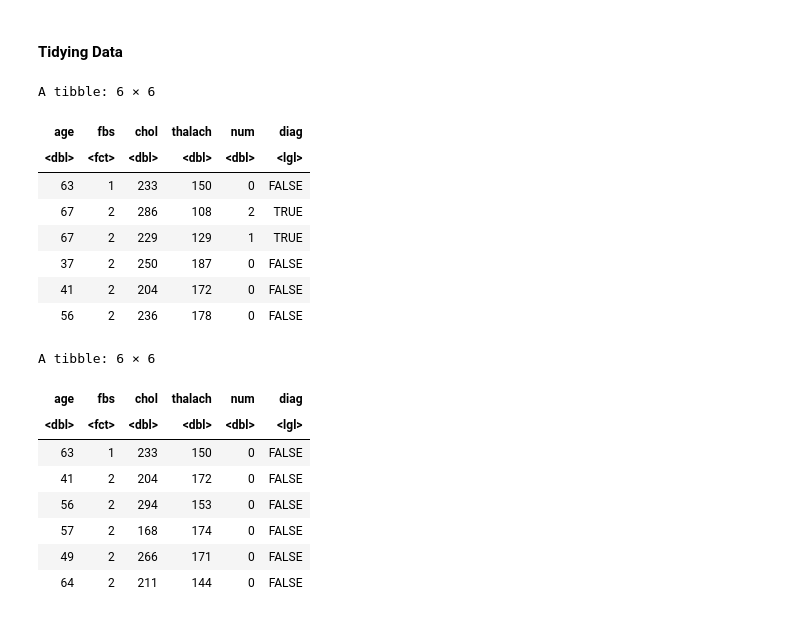
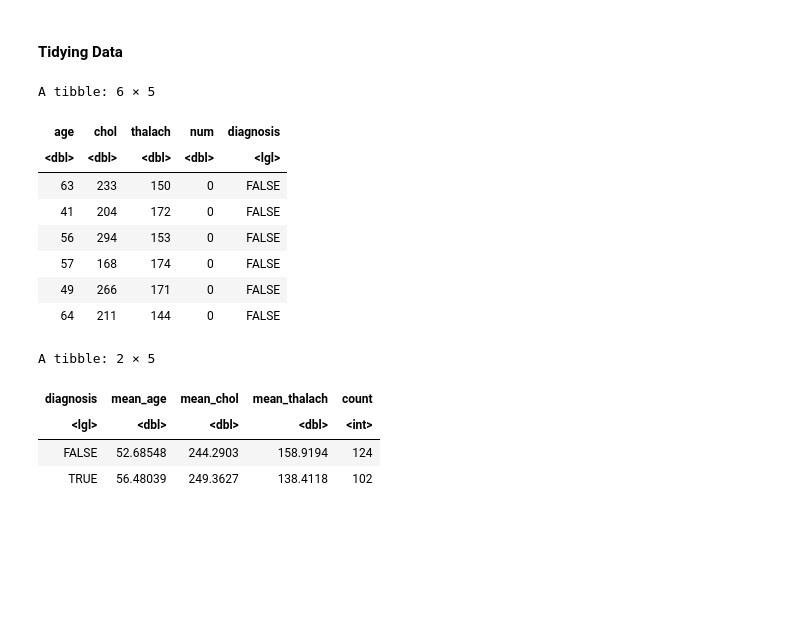
Before and after one commit to sophiaxsyang/dsci100-prject, a Jupyter notebook: project_proposal.ipynb, the cells around one changed output. Cells and saved outputs as stored; diff of their text form; code cells hidden in the pictures; blank space fills up the shorter version.

```diff
--- a/project_proposal.ipynb
+++ b/project_proposal.ipynb
@@ -44,33 +58,39 @@ A tibble: 6 × 14
 # %%
 set.seed(1)
 cleveland_data <- cleveland_data_raw |>
-    select(age, fbs, chol, thalach, num) |>
-    mutate(diag = ifelse((num > 0), TRUE, FALSE)) |>
-    mutate(fbs = as.factor(as.integer(fbs)))
+    select(age, chol, thalach, num) |>
+    mutate(diagnosis = ifelse((num > 0), TRUE, FALSE))
 
 
 # Split the dataset into training and testing sets.
 cleveland_split <- initial_split(cleveland_data, prop = 3/4, strata = num)
 cleveland_training_data <- training(cleveland_split)
 cleveland_testing_data <- testing(cleveland_split)
 
 head(cleveland_training_data)
 # %% [output]
-A tibble: 6 × 6
+A tibble: 6 × 5
-| age | fbs | chol | thalach | num | diag |
-| <dbl> | <fct> | <dbl> | <dbl> | <dbl> | <lgl> |
-| 63 | 1 | 233 | 150 | 0 | FALSE |
-| 67 | 2 | 286 | 108 | 2 | TRUE |
-| 67 | 2 | 229 | 129 | 1 | TRUE |
-| 37 | 2 | 250 | 187 | 0 | FALSE |
-| 41 | 2 | 204 | 172 | 0 | FALSE |
-| 56 | 2 | 236 | 178 | 0 | FALSE |
+| age | chol | thalach | num | diagnosis |
+| <dbl> | <dbl> | <dbl> | <dbl> | <lgl> |
+| 63 | 233 | 150 | 0 | FALSE |
+| 41 | 204 | 172 | 0 | FALSE |
+| 56 | 294 | 153 | 0 | FALSE |
+| 57 | 168 | 174 | 0 | FALSE |
+| 49 | 266 | 171 | 0 | FALSE |
+| 64 | 211 | 144 | 0 | FALSE |
-A tibble: 6 × 6
-| age | fbs | chol | thalach | num | diag |
-| <dbl> | <fct> | <dbl> | <dbl> | <dbl> | <lgl> |
-| 63 | 1 | 233 | 150 | 0 | FALSE |
-| 41 | 2 | 204 | 172 | 0 | FALSE |
-| 56 | 2 | 294 | 153 | 0 | FALSE |
-| 57 | 2 | 168 | 174 | 0 | FALSE |
-| 49 | 2 | 266 | 171 | 0 | FALSE |
-| 64 | 2 | 211 | 144 | 0 | FALSE |
+# %%
+# Grouping by diagnosis, then summarize to calculate the mean for each predictor and count
+cleveland_summarize <- cleveland_training_data |>
+                    group_by(diagnosis) |>
+                    summarize(mean_age = mean(age),
+                              mean_chol = mean(chol),
+                              mean_thalach = mean(thalach),
+                              count = n())
+
+cleveland_summarize
+# %% [output]
+A tibble: 2 × 5
+| diagnosis | mean_age | mean_chol | mean_thalach | count |
+| <lgl> | <dbl> | <dbl> | <dbl> | <int> |
+| FALSE | 52.68548 | 244.2903 | 158.9194 | 124 |
+| TRUE | 56.48039 | 249.3627 | 138.4118 | 102 |
```
Also changed, not shown: parts of 12 cells of this notebook.
